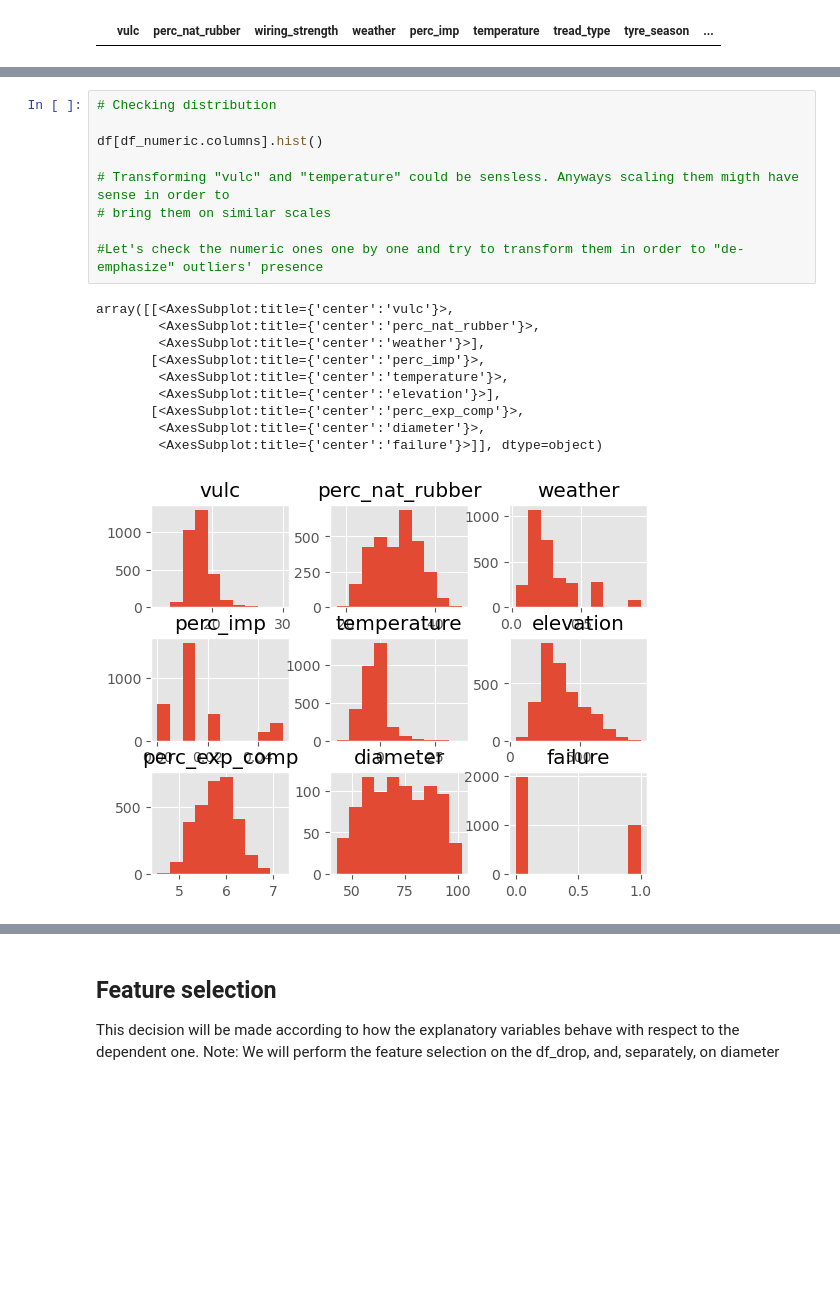
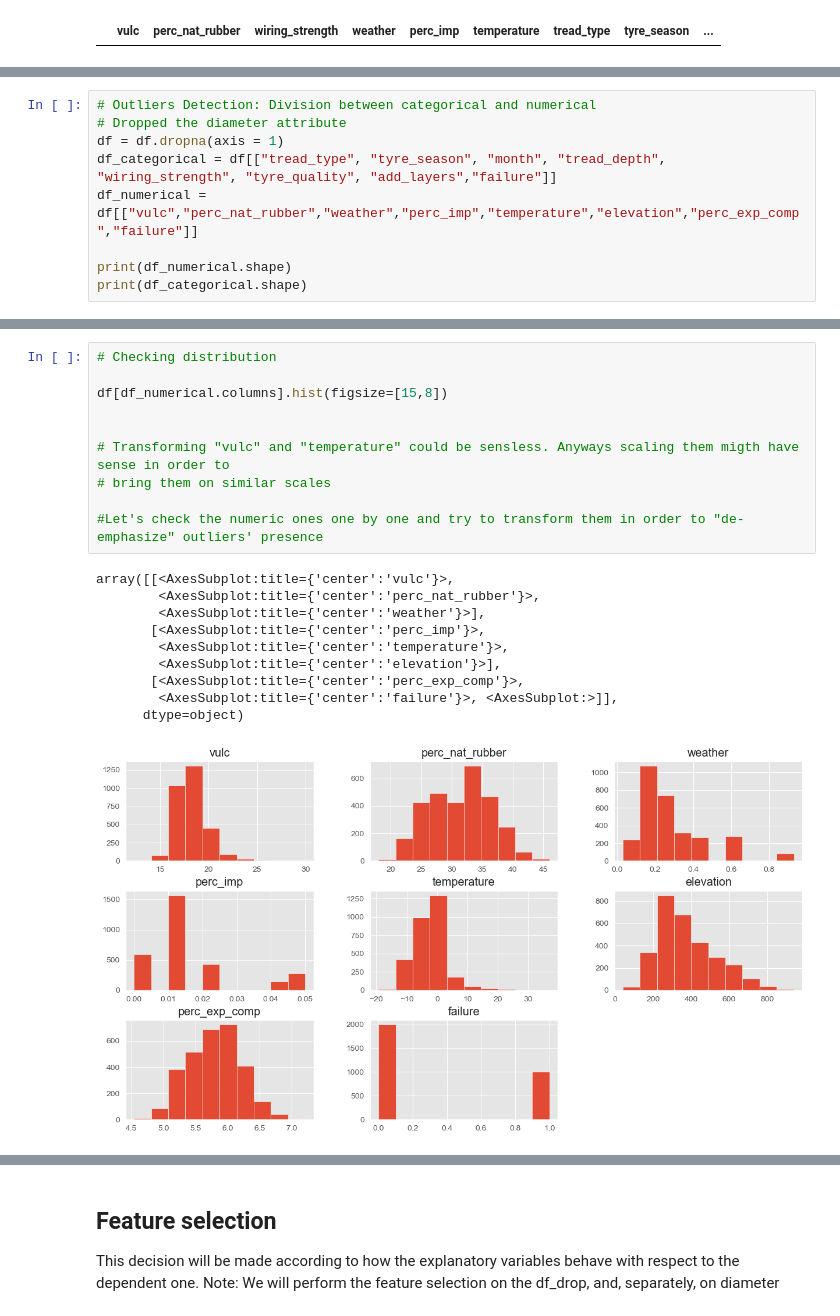
Before and after one commit to dodogro/ML_Project, a Jupyter notebook: script/eda.ipynb, the cells around one changed output, grey strips where cells are left out. Saved outputs shown, nothing was run; the diff lists cells and outputs as text; blank space fills up the shorter version.

```diff
--- a/script/eda.ipynb
+++ b/script/eda.ipynb
@@ -154,0 +109,9 @@ print(df_drop_categorical)
+# %%
+# Outliers Detection: Division between categorical and numerical
+# Dropped the diameter attribute
+df = df.dropna(axis = 1)
+df_categorical = df[["tread_type", "tyre_season", "month", "tread_depth", "wiring_strength", "tyre_quality", "add_layers","failure"]]
+df_numerical = df[["vulc","perc_nat_rubber","weather","perc_imp","temperature","elevation","perc_exp_comp","failure"]]
+
+print(df_numerical.shape)
+print(df_categorical.shape)
@@ -162,20 +127,21 @@ df.plot.box()
 # %%
 # Checking distribution
 
-df[df_numeric.columns].hist()
+df[df_numerical.columns].hist(figsize=[15,8])
+
 
 # Transforming "vulc" and "temperature" could be sensless. Anyways scaling them migth have sense in order to
 # bring them on similar scales
 
 #Let's check the numeric ones one by one and try to transform them in order to "de-emphasize" outliers' presence
 # %% [output]
 array([[<AxesSubplot:title={'center':'vulc'}>,
         <AxesSubplot:title={'center':'perc_nat_rubber'}>,
         <AxesSubplot:title={'center':'weather'}>],
        [<AxesSubplot:title={'center':'perc_imp'}>,
         <AxesSubplot:title={'center':'temperature'}>,
         <AxesSubplot:title={'center':'elevation'}>],
        [<AxesSubplot:title={'center':'perc_exp_comp'}>,
-        <AxesSubplot:title={'center':'diameter'}>,
-        <AxesSubplot:title={'center':'failure'}>]], dtype=object)
+        <AxesSubplot:title={'center':'failure'}>, <AxesSubplot:>]],
+      dtype=object)
-[figure, old version]
+[figure, new version]
```
Also changed, not shown: parts of 26 cells of this notebook, 1 other file.
